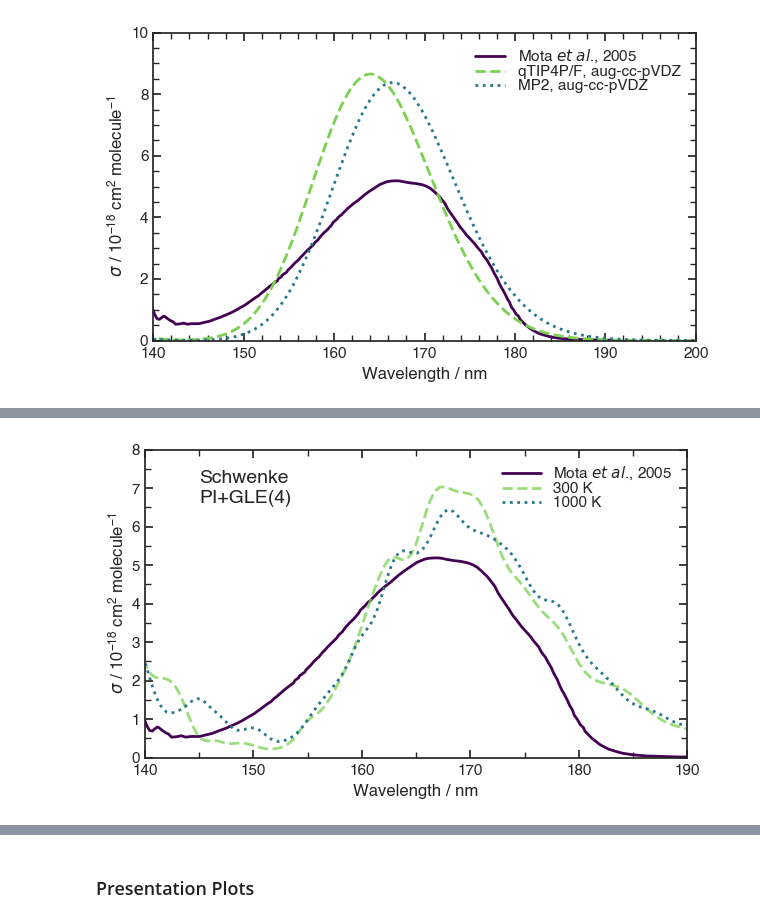
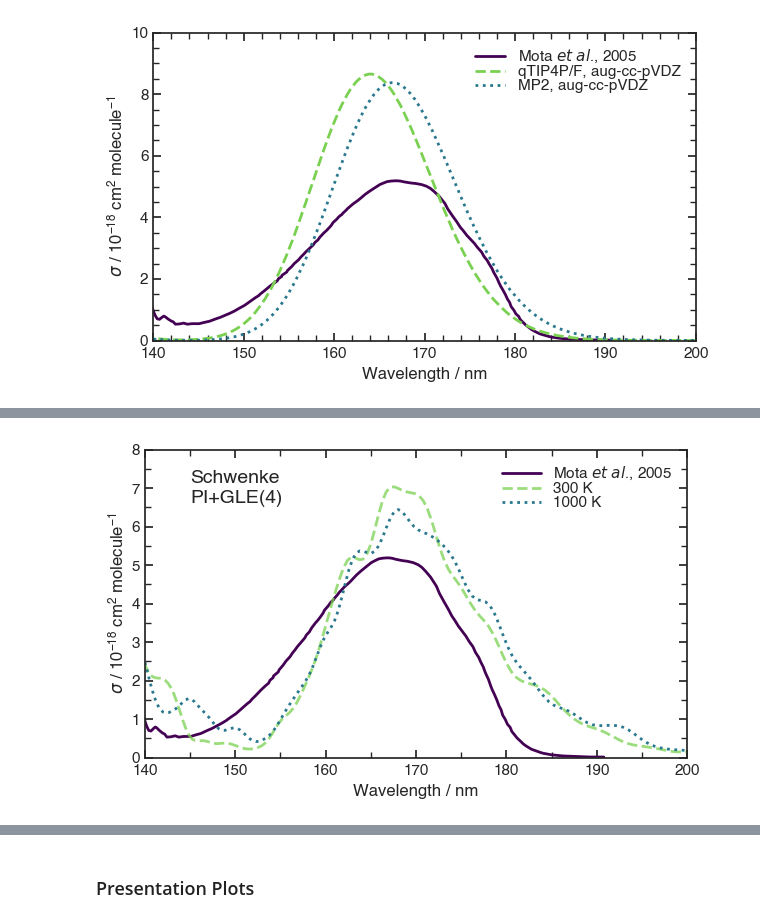
Before and after one commit to mbarnfield63/MSci_Project, a Jupyter notebook: ABIN/XSecs.ipynb, the cells around one changed output, grey strips where cells are left out. Cells and saved outputs as stored; diff of their text form; code cells hidden in the pictures.

```diff
--- a/ABIN/XSecs.ipynb
+++ b/ABIN/XSecs.ipynb
@@ -166,22 +166,22 @@ plt.savefig('Plots/PIGLE4_300K_XSecs.png', dpi=200)
 # %%
 sns.set_theme(style='ticks', rc=thesis_params)
 
 fig, ax = plt.subplots(figsize=(7, 4))
 sns.lineplot(data=Experimental_Mota_2005, x='Energy / nm', y='Cross section / cm^2', label='Mota $\it{et}$ $\it{al}$., 2005', c='#440154', ax=ax)
 sns.lineplot(data=pigle4_300k_schwenke_ccsd_VDZ, x='Energy / nm', y='Cross section / cm^2', label='300 K', linestyle='--', c='#7ad151', alpha=0.75, ax=ax)
 sns.lineplot(data=pigle4_1000k_schwenke_ccsd_VDZ, x='Energy / nm', y='Cross section / cm^2', label='1000 K', linestyle=':', c='#2a788e', ax=ax)
 ax.text(145, 6.5, 'Schwenke\nPI+GLE(4)', ha='left', va='bottom', fontsize=14)
 ax.legend(handlelength=2.5)
 ax.set_xlabel('Wavelength / nm')
-ax.set_xlim(140,190)
+ax.set_xlim(140,200)
 ax.set_ylabel(r'$\sigma$ / 10$\mathregular{^{-18}}$ cm$\mathregular{^{2}}$ molecule$\mathregular{^{-1}}$')
 ax.set_ylim(0, 8)
 ax.xaxis.set_minor_locator(MultipleLocator(5))
 ax.yaxis.set_minor_locator(MultipleLocator(0.5))
 
 plt.savefig('Plots/PIGLE4_1000Geom_XSecs_Schwenke.png', dpi=200)
 # %% [output]
-[figure, old version]
+[figure, new version]
 # %%
 sns.set_theme(style='ticks', rc=thesis_params)
 
```
Also changed, not shown: parts of 5 cells of this notebook.
